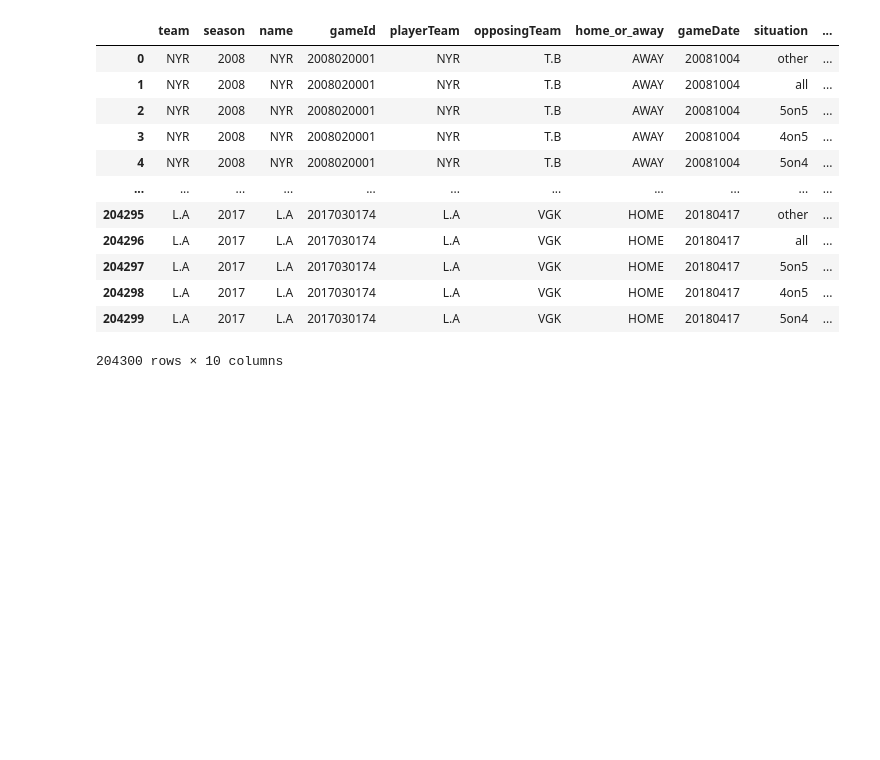
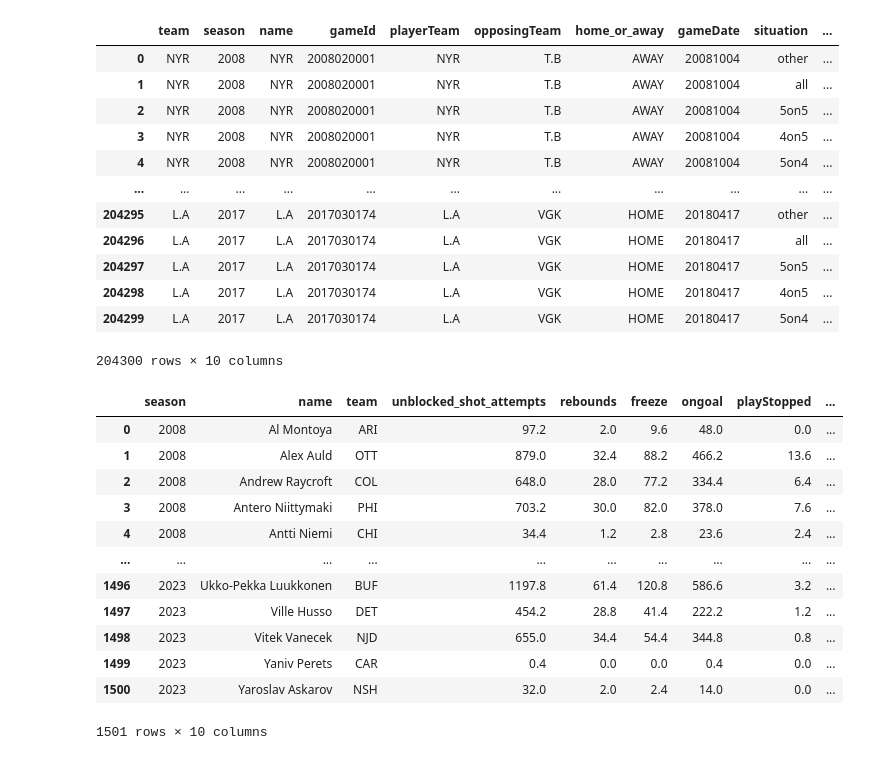
Before and after one commit to AbrahamFongnaly/da12_NHL_capstone, a Jupyter notebook: notebooks/nhl_goalies.ipynb, the cells around one changed output. Drawn from its saved outputs; the diff is of its cells as text; code cells hidden in the pictures; blank space fills up the shorter version.

Commit message:
More dataframe cleaning. Good progress on goalie df.

```diff
--- a/notebooks/nhl_goalies.ipynb
+++ b/notebooks/nhl_goalies.ipynb
@@ -43,6 +43,9 @@ Loaded 16 CSV files.
 | 7503 | 8482821 | 2023 | Arvid Soderblom | CHI | G | 4on5 | 32 | 8267.0 | 18.16 | 21.0 | ... |
 | 7504 | 8482821 | 2023 | Arvid Soderblom | CHI | G | 5on4 | 32 | 7779.0 | 1.80 | 0.0 | ... |
 7505 rows × 36 columns
+# %%
+#clean column (xPlay Stopped and play Stopped) names to make easier for future coding
+nhl_goalie_df = nhl_goalie_df.rename(columns = {'xPlay Stopped':'xPlayStopped','play Stopped':'playStopped'})
 # %%
 nhl_teams_df = pd.read_csv(r"C:\DA12\capstone\da12_NHL_capstone\extradata\all_teams.csv")
 nhl_teams_df
@@ -79,3 +83,21 @@ nhl_teams_cleaned
 204300 rows × 10 columns
 # %%
 nhl_goalie_df.dtypes
+# %%
+#group by season, name, and team with averages of important stats
+grouped_goalie_stats = nhl_goalie_df.groupby(['season','name','team'])[['unblocked_shot_attempts','rebounds','freeze','ongoal','playStopped','playContinuedInZone','playContinuedOutsideZone']].mean().reset_index()
+grouped_goalie_stats
+# %% [output]
+|  | season | name | team | unblocked_shot_attempts | rebounds | freeze | ongoal | playStopped | ... |
+| 0 | 2008 | Al Montoya | ARI | 97.2 | 2.0 | 9.6 | 48.0 | 0.0 | ... |
+| 1 | 2008 | Alex Auld | OTT | 879.0 | 32.4 | 88.2 | 466.2 | 13.6 | ... |
+| 2 | 2008 | Andrew Raycroft | COL | 648.0 | 28.0 | 77.2 | 334.4 | 6.4 | ... |
+| 3 | 2008 | Antero Niittymaki | PHI | 703.2 | 30.0 | 82.0 | 378.0 | 7.6 | ... |
+| 4 | 2008 | Antti Niemi | CHI | 34.4 | 1.2 | 2.8 | 23.6 | 2.4 | ... |
+| ... | ... | ... | ... | ... | ... | ... | ... | ... | ... |
+| 1496 | 2023 | Ukko-Pekka Luukkonen | BUF | 1197.8 | 61.4 | 120.8 | 586.6 | 3.2 | ... |
+| 1497 | 2023 | Ville Husso | DET | 454.2 | 28.8 | 41.4 | 222.2 | 1.2 | ... |
+| 1498 | 2023 | Vitek Vanecek | NJD | 655.0 | 34.4 | 54.4 | 344.8 | 0.8 | ... |
+| 1499 | 2023 | Yaniv Perets | CAR | 0.4 | 0.0 | 0.0 | 0.4 | 0.0 | ... |
+| 1500 | 2023 | Yaroslav Askarov | NSH | 32.0 | 2.0 | 2.4 | 14.0 | 0.0 | ... |
+1501 rows × 10 columns
```
Also changed, not shown: parts of 2 cells of this notebook.
